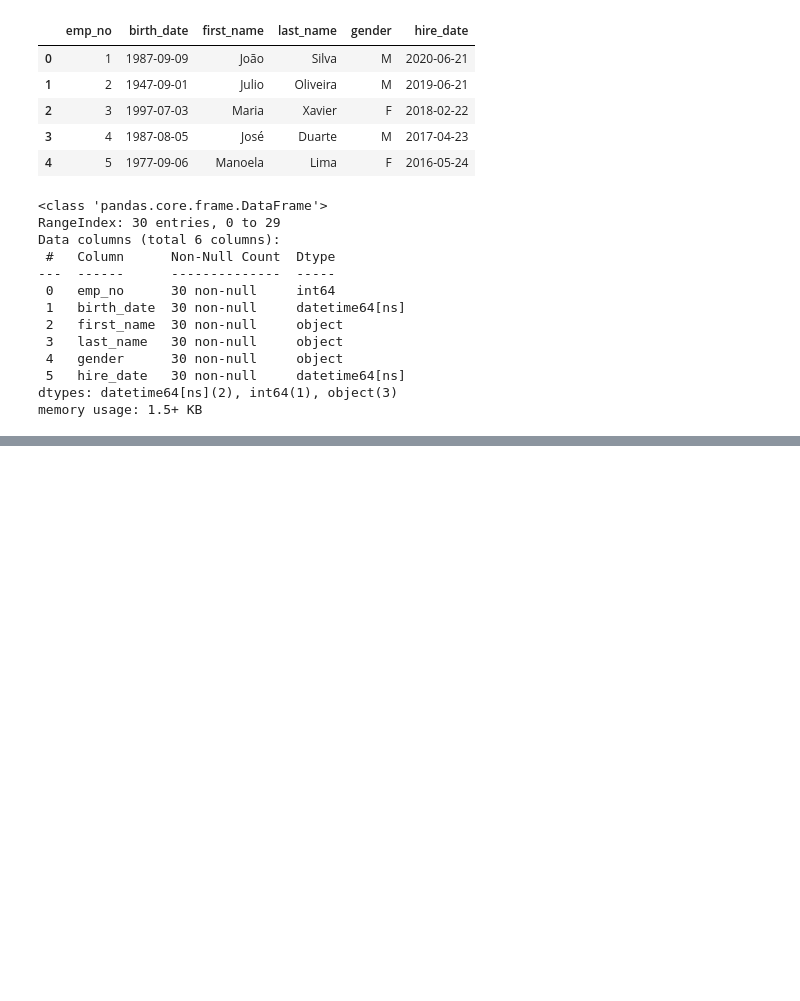
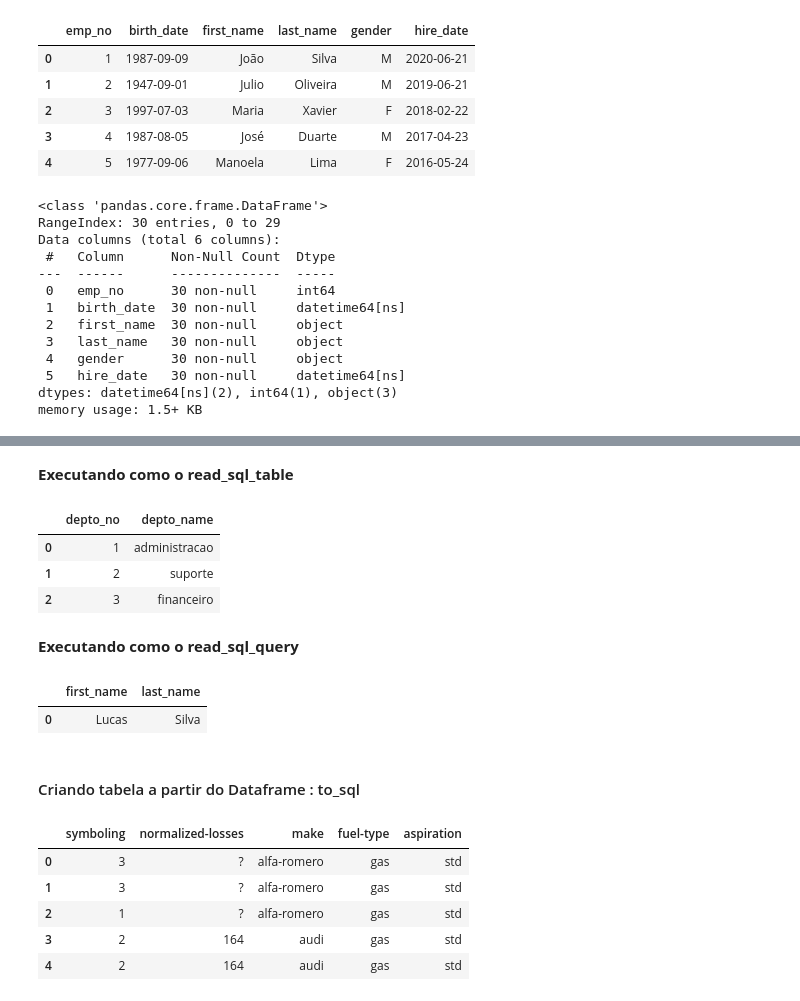
Before and after one commit to arrudamichel/cursos, a Jupyter notebook: data_science_do_zero/analise_de_dados/Analise de Dados Pandas.ipynb, the cells around one changed output, grey strips where cells are left out. Cells and saved outputs as stored; diff of their text form; code cells hidden in the pictures; blank space fills up the shorter version.

```diff
--- a/data_science_do_zero/analise_de_dados/Analise de Dados Pandas.ipynb
+++ b/data_science_do_zero/analise_de_dados/Analise de Dados Pandas.ipynb
@@ -988,0 +979,36 @@ df
+# %% [markdown]
+**Executando como o read_sql_table**
+# %%
+df = pd.read_sql('departments', engine)
+df
+# %% [output]
+|  | depto_no | depto_name |
+| 0 | 1 | administracao |
+| 1 | 2 | suporte |
+| 2 | 3 | financeiro |
+# %% [markdown]
+**Executando como o read_sql_query**
+# %%
+query = "SELECT e.first_name, e.last_name \
+FROM employees.employees e \
+WHERE first_name = %(first_name_emp)s;"
+
+df = pd.read_sql(query,
+                 engine,
+                 params={'first_name_emp': 'Lucas'})
+df
+# %% [output]
+|  | first_name | last_name |
+| 0 | Lucas | Silva |
+# %% [markdown]
+#### Criando tabela a partir do Dataframe : to_sql
+# %%
+df = pd.read_csv("./dados/automobile.csv")
+df.head()
+# %% [output]
+|  | symboling | normalized-losses | make | fuel-type | aspiration |
+| 0 | 3 | ? | alfa-romero | gas | std |
+| 1 | 3 | ? | alfa-romero | gas | std |
+| 2 | 1 | ? | alfa-romero | gas | std |
+| 3 | 2 | 164 | audi | gas | std |
+| 4 | 2 | 164 | audi | gas | std |
```
Also changed, not shown: parts of 41 cells of this notebook.
